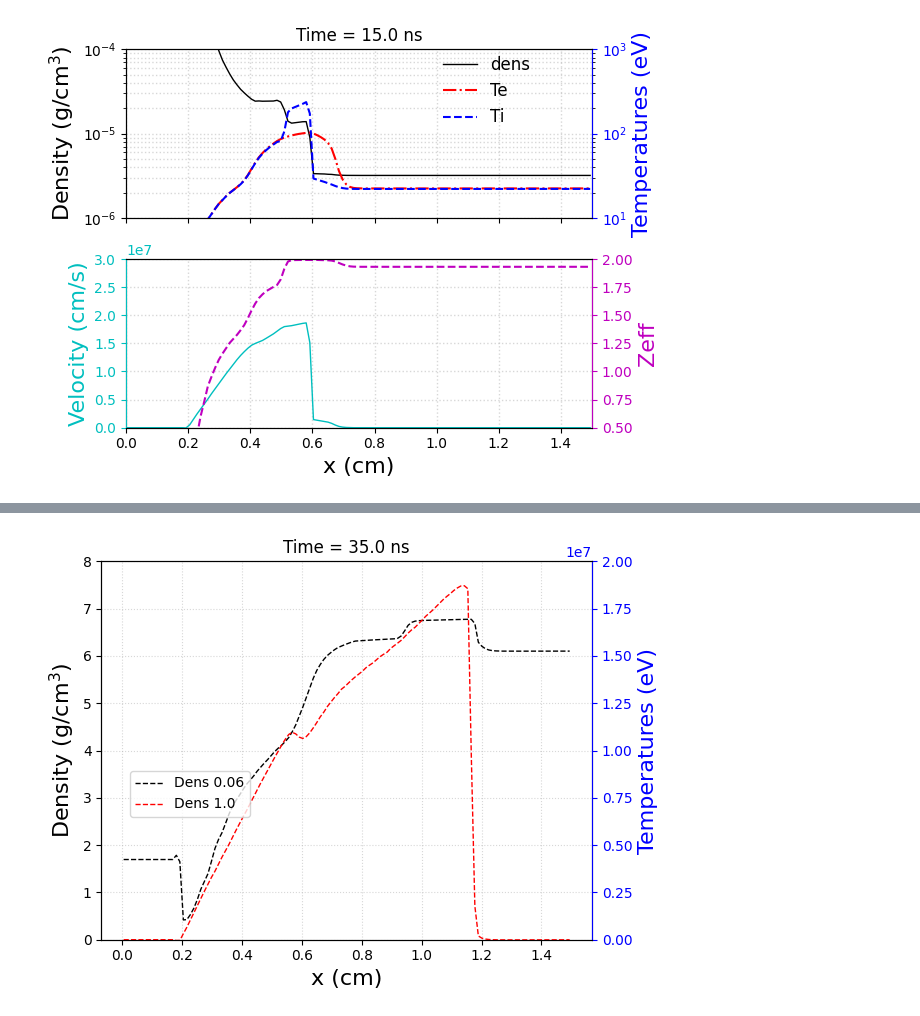
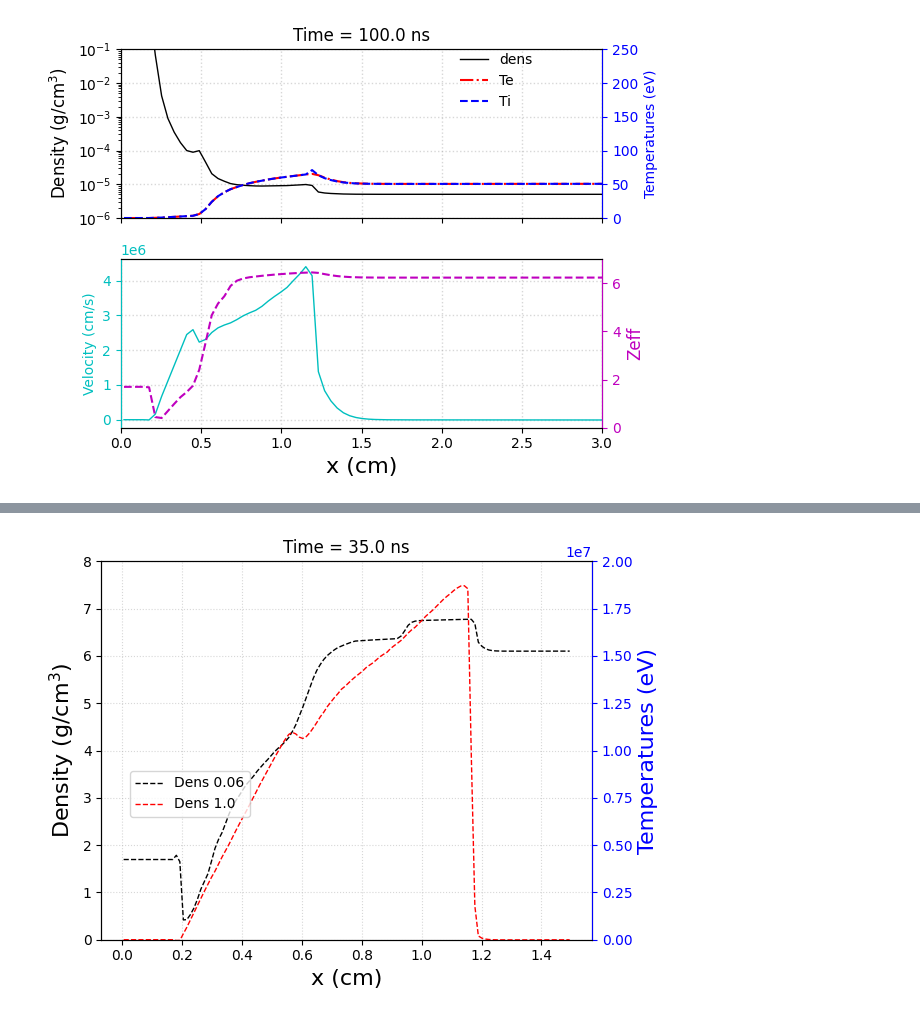
Before and after one commit to weipengyao/scripts, a Jupyter notebook: shock_flash_yt.ipynb, the cells around one changed output, grey strips where cells are left out. Saved outputs shown, nothing was run; the diff lists cells and outputs as text; code cells hidden in the pictures.

Commit message:
update SDA shock and FLASH pulses, Opacity to do

```diff
--- a/shock_flash_yt.ipynb
+++ b/shock_flash_yt.ipynb
@@ -10,7 +10,7 @@ def get_yt_data_1d(filename):
     k_idx = 0
     fields_list = ["x", "dens", "tele", "tion",
                    "pres", "temp", "cham", "targ",
-                   "velx", "ye"]
+                   "velx", "ye", "magz"]
 
     data_yt = yt.load(filename)
     data_yt_map = data_yt.covering_grid(
@@ -36,11 +36,14 @@ filedir = [
     #        '/Users/yao/sshfs_mesopsl_data/job.64960/',  # AMR_r3_dtmax_1e-13 & flux limiter e- being 1.0
     #        # '/Users/yao/sshfs_mesopsl_data/job.64935/',  # AMR_r3_dtmax_1e-13 & flux limiter e- being 0.06
             # '/Users/yao/sshfs_mesopsl_data/job.64935/',
-            '/Users/yao/sshfs_mesopsl_data/job.68477/'
+            # '/Users/yao/sshfs_mesopsl_data/job.68477/'
+    '/Users/yao/Desktop/Data/job.75632/', # v4.8 -> 1 pulse
+#     '/Users/yao/Desktop/Data/job.75631/', # v4.8 -> 3 pulses
+    # '/Users/yao/Desktop/Data/job.75715/', # v4.8 -> 5 pulses
 
           ]
 
-filename = 'lasslab_hdf5_chk_0030'  # check the mass fraction for the negative energy
+filename = 'lasslab_hdf5_chk_0020'  # check the mass fraction for the negative energy
 # %%
 data_yt = yt.load(filedir[0]+filename)
 data_yt_map = data_yt.covering_grid(level=0, left_edge=[0, 0.0, 0.0], dims=data_yt.domain_dimensions)
@@ -96,46 +99,52 @@ yt : [INFO     ] 2024-03-28 12:34:12,477 Parameters: cosmological_simulation   =
 fig, axs = plt.subplots(2, 1, sharex=True)
 
 axs[0].semilogy(data_dict['x'], data_dict['dens'], '-k', lw=1.0)
-axs[0].set_ylabel(r'Density (g/cm$^3$)', color='k', fontsize=16)
+axs[0].set_ylabel(r'Density (g/cm$^3$)', color='k', fontsize=12)
 axs[0].tick_params(axis='y',color='k', labelcolor='k')
-axs[0].set_ylim([1e-6,1e-4])
-axs[0].set_xlim([0.0,1.5])
+axs[0].set_ylim([1e-6,1e-1])
+axs[0].set_xlim([0,3])
 # axs[0].set_xlabel('x (cm)', fontsize=16)
-axs[0].grid(which='both', alpha=0.5,linestyle=':', lw=1.0)
+axs[0].grid(which='major', alpha=0.5,linestyle=':', lw=1.0)
 
 ax2 = axs[0].twinx()
-ax2.semilogy(data_dict['x'], data_dict['tele']/11600, '-.r', label='Te', lw=1.5)
-ax2.semilogy(data_dict['x'], data_dict['tion']/11600, '--b', label='Ti', lw=1.5)
-ax2.set_ylabel('Temperatures (eV)', color='b', fontsize=16)
+ax2.plot(data_dict['x'], data_dict['tele']/11600, '-.r', label='Te', lw=1.5)
+ax2.plot(data_dict['x'], data_dict['tion']/11600, '--b', label='Ti', lw=1.5)
+ax2.set_ylabel('Temperatures (eV)', color='b', fontsize=10)
 ax2.tick_params(axis='y', color='b', labelcolor='b')
 ax2.spines['right'].set_color('b')
 ax2.spines['left'].set_color('k')
-ax2.set_ylim([1e1, 1e3])
+ax2.set_ylim([0, 250])
 
 
 fig.legend(['dens','Te','Ti'],
            bbox_to_anchor=(0.8, 0.94),
-           fontsize=12,
+           fontsize=10,
            fancybox=False,
            frameon=False)
 axs[0].set_title('Time = {:.1f} ns'.format(time_now))
 
 axs[1].plot(data_dict['x'], data_dict['velx'], '-c', lw=1.0)
-axs[1].set_ylabel(r'Velocity (cm/s)', color='c', fontsize=16)
+axs[1].set_ylabel(r'Velocity (cm/s)', color='c', fontsize=10)
 axs[1].tick_params(axis='y',color='c', labelcolor='c')
-axs[1].set_ylim([0,3e7])
-axs[1].set_xlim([0.0,1.5])
+# axs[1].set_ylim([0,1e7])
+# axs[1].set_xlim([0.0,1.5])
 axs[1].set_xlabel('x (cm)', fontsize=16)
 axs[1].grid(which='both', alpha=0.5,linestyle=':', lw=1.0)
 
 ax3 = axs[1].twinx()
-ax3.plot(data_dict['x'], data_dict['ye']*4, '--m', lw=1.5)
+ax3.plot(data_dict['x'], data_dict['ye']*14, '--m', lw=1.5)
 ax3.tick_params(axis='y', color='m', labelcolor='m')
-ax3.set_ylabel('Zeff', color='m', fontsize=16)
+ax3.set_ylabel('Zeff', color='m', fontsize=12)
 ax3.spines['right'].set_color('m')
 ax3.spines['left'].set_color('c')
-ax3.set_ylim([0.5, 2.0])
+ax3.set_ylim([0, 7])
+
+# axs[2].plot(data_dict['x'], data_dict['magz']/1e4, '-r', lw=1.0)
+# axs[2].set_ylabel(r'$B_z$ (T)', color='r', fontsize=10)
+# axs[2].tick_params(axis='y',color='r', labelcolor='r')
+# axs[2].set_xlabel('x (cm)', fontsize=12)
+# axs[2].grid(which='both', alpha=0.5,linestyle=':', lw=1.0)
 
 fig.tight_layout()
 # %% [output]
-[figure, old version]
+[figure, new version]
```
Also changed, not shown: parts of 6 cells of this notebook, 2 other files.
